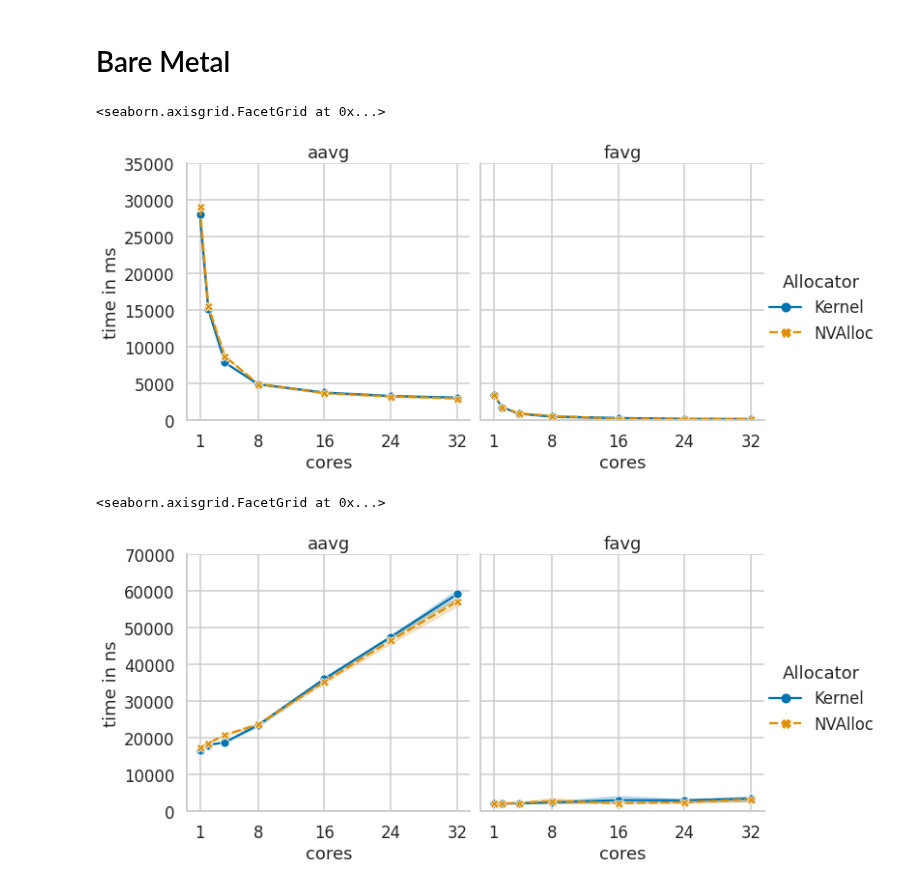
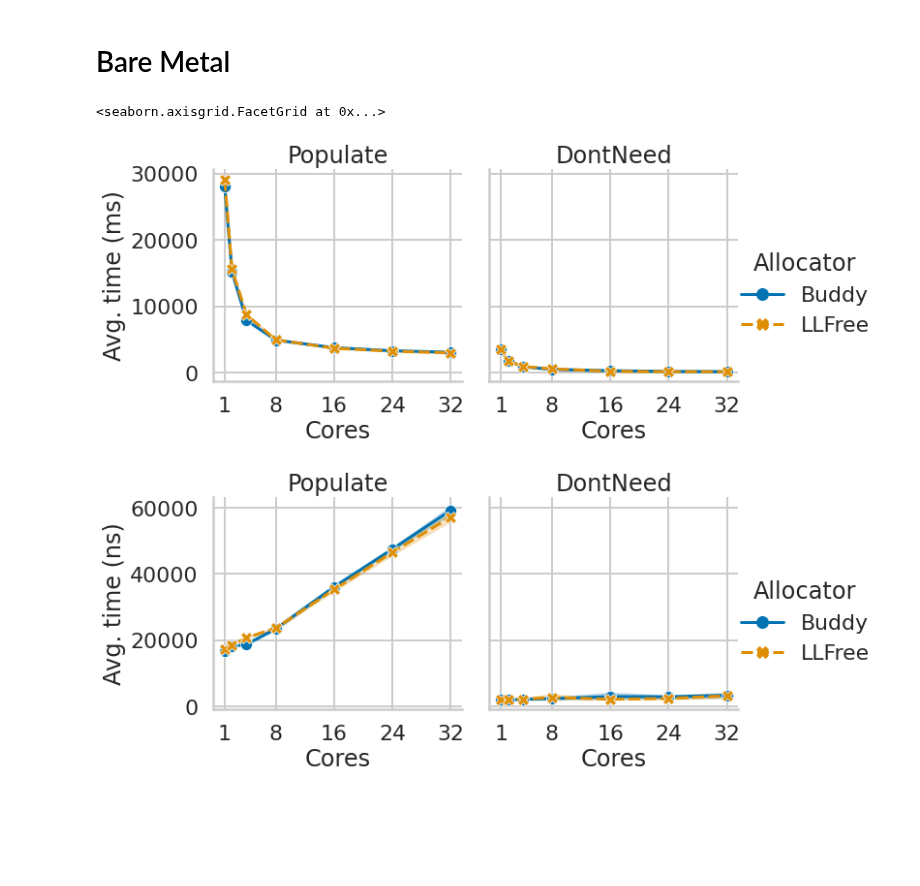
Before and after one commit to luhsra/llfree-bench, a Jupyter notebook: write.ipynb, the cells around one changed output. Cells and saved outputs as stored; diff of their text form; code cells hidden in the pictures; blank space fills up the shorter version.

```diff
--- a/write.ipynb
+++ b/write.ipynb
@@ -2,13 +2,11 @@
 from pathlib import Path
 import pandas as pd
 import seaborn as sns
+from utils import dref_dataframe
 
 sns.set_style("whitegrid")
-sns.set_context("talk", font_scale=1)
+sns.set_context("poster")
 sns.set_palette("colorblind")
 
-buddy = Path("write/221019-132827")
-llfree = Path("write/221019-173157")
-
-buddy_vm = Path("write/220930-104515")
-llfree_vm = Path("write/220930-105120")
+buddy = Path("write/latest-bu")
+llfree = Path("write/latest-ll")
@@ -76,29 +15,33 @@ g.set_titles("{col_name}")
 # %%
 buddy_d = pd.read_csv(buddy / "out.csv")
 buddy_d["alloc"] = "Buddy"
 llfree_d = pd.read_csv(llfree / "out.csv")
 llfree_d["alloc"] = "LLFree"
 
 
 pgd = pd.concat([buddy_d, llfree_d], ignore_index=True)
 pgd["cores"] = pgd["x"]
 pgd = pgd[["cores", "alloc", "aavg", "favg", "iteration"]].melt(
     id_vars=["cores", "alloc", "iteration"],
-    value_vars=["aavg", "favg"], value_name="time")
+    value_vars=["aavg", "favg"], value_name="time", var_name="operation")
+pgd["operation"].replace({
+    "aavg": "Populate",
+    "favg": "DontNeed",
+}, inplace=True)
 # pgd = pgd.groupby(["cores", "alloc", "variable", "mem"]).min()
 order = ["Buddy", "LLFree"]
 g = sns.relplot(data=pgd, kind="line", x="cores", y="time",
-                col="variable", col_wrap=2, style="alloc", hue="alloc", markers=True,
+                col="operation", col_wrap=2, style="alloc", hue="alloc", markers=True,
                 style_order=order, hue_order=order)
 g.set(xticks=[1, 8, 16, 24, 32])
-g.set(ylim=(0, 35000))
+# g.set(ylim=(0, 35000))
 g.legend.set_title("Allocator")
-g.set(ylabel="time in ms")
-g.set(xlabel="cores")
+g.set(ylabel="Avg. time (ms)")
+g.set(xlabel="Cores")
 g.set_titles("{col_name}")
 # %% [output]
 <seaborn.axisgrid.FacetGrid at 0x...>
-[figure, old version]
+[figure, new version]
 # %%
 # Time per page access
 buddy_d = pd.read_csv(buddy / "out.csv")
@@ -111,21 +54,27 @@ pgd = pd.concat([buddy_d, llfree_d], ignore_index=True)
 pgd["cores"] = pgd["x"]
 pgd = pgd[["cores", "mem", "alloc", "aavg", "favg", "iteration"]].melt(
     id_vars=["cores", "mem", "alloc", "iteration"],
-    value_vars=["aavg", "favg"], value_name="time")
+    value_vars=["aavg", "favg"], value_name="time", var_name="operation")
 pgd["time"] *= 1000_0000  # ms to ns
 pgd["time"] *= pgd["cores"]  # total time
 pgd["time"] /= pgd["mem"] * 512 * 512  # per allocation
-# pgd = pgd.groupby(["cores", "alloc", "variable", "mem"]).min()
+pgd["operation"].replace({
+    "aavg": "Populate",
+    "favg": "DontNeed",
+}, inplace=True)
 order = ["Buddy", "LLFree"]
 g = sns.relplot(data=pgd, kind="line", x="cores", y="time",
-                col="variable", col_wrap=2, style="alloc", hue="alloc", markers=True,
+                col="operation", col_wrap=2, style="alloc", hue="alloc", markers=True,
                 style_order=order, hue_order=order)
 g.set(xticks=[1, 8, 16, 24, 32])
-g.set(ylim=(0, 70000))
+# g.set(ylim=(0, 70000))
 g.legend.set_title("Allocator")
-g.set(ylabel="time in ns")
-g.set(xlabel="cores")
+g.set(ylabel="Avg. time (ns)")
+g.set(xlabel="Cores")
 g.set_titles("{col_name}")
+g.savefig("out/write.pdf")
+
+dref_dataframe("write", Path("out"), ["alloc", "cores", "operation"],
+               pgd[["alloc", "cores", "operation", "time"]])
 # %% [output]
-<seaborn.axisgrid.FacetGrid at 0x...>
-[figure, old version]
+[figure, new version]
```
Also changed, not shown: parts of 5 cells of this notebook, 43 other files.
